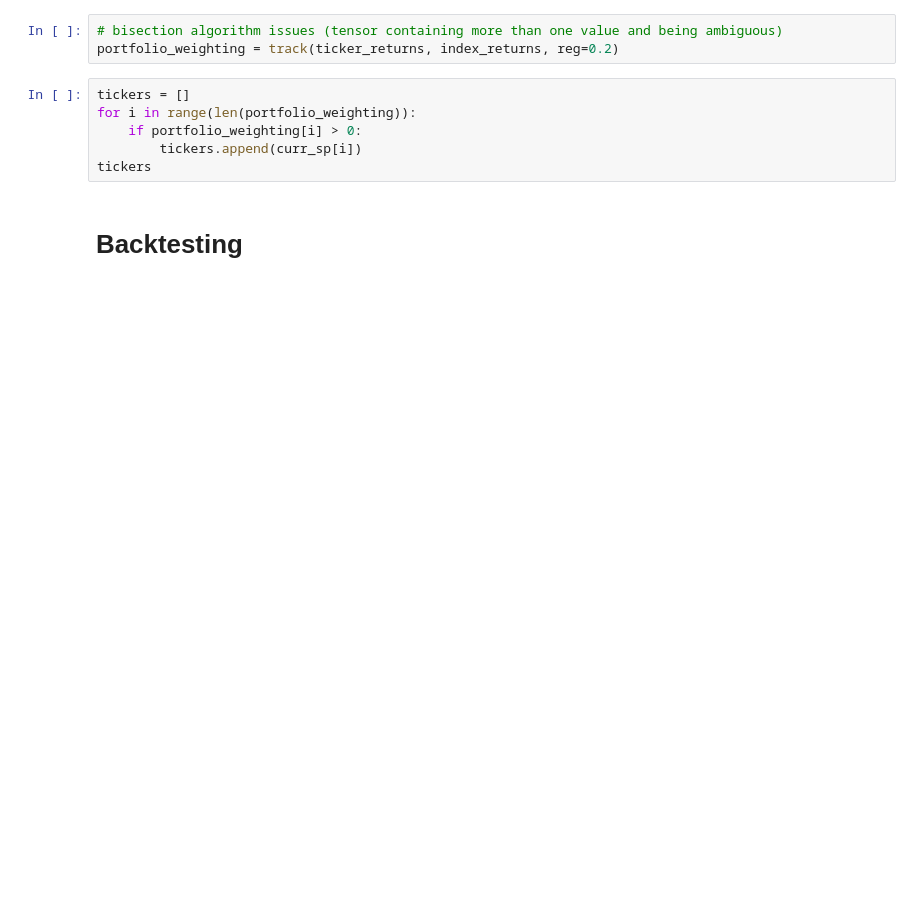
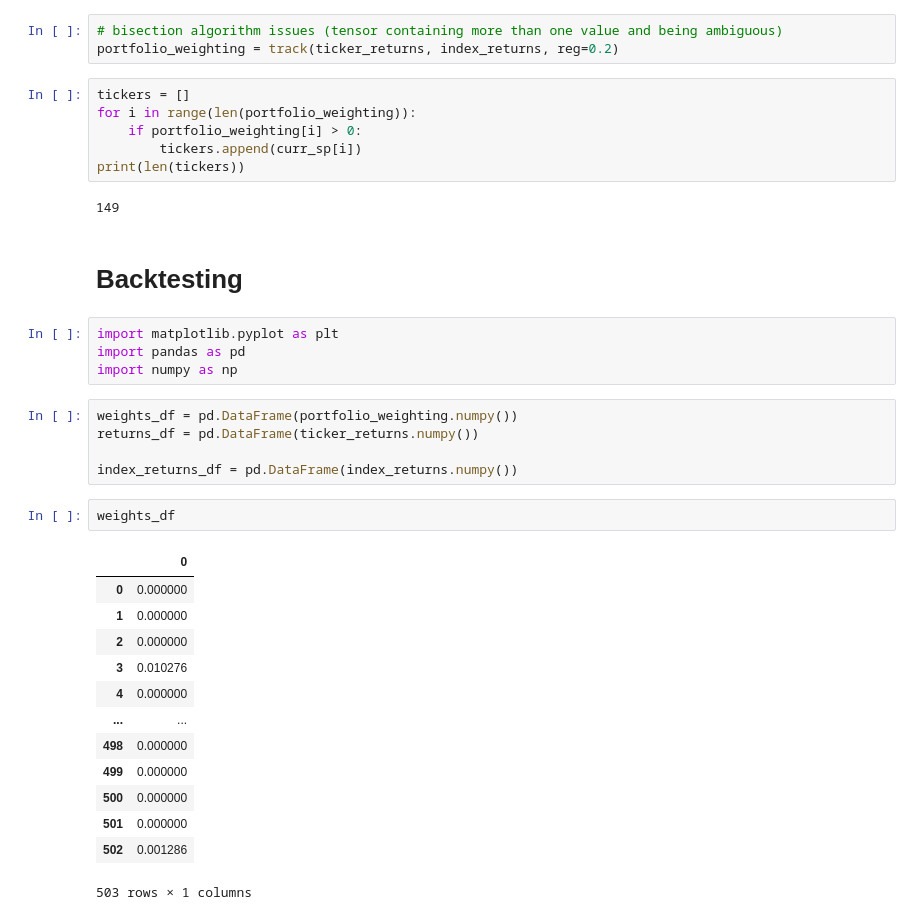
Before and after one commit to henrytang-dev/sparse-tracking-portfolio, a Jupyter notebook: sparse_index_tracking.ipynb, the cells around one changed output. Drawn from its saved outputs; the diff is of its cells as text; blank space fills up the shorter version.

```diff
--- a/sparse_index_tracking.ipynb
+++ b/sparse_index_tracking.ipynb
@@ -385,6 +428,33 @@ tickers = []
 for i in range(len(portfolio_weighting)):
     if portfolio_weighting[i] > 0:
         tickers.append(curr_sp[i])
-tickers
+print(len(tickers))
+# %% [output]
+149
 # %% [markdown]
 # Backtesting
+# %%
+import matplotlib.pyplot as plt
+import pandas as pd
+import numpy as np
+# %%
+weights_df = pd.DataFrame(portfolio_weighting.numpy())
+returns_df = pd.DataFrame(ticker_returns.numpy())
+
+index_returns_df = pd.DataFrame(index_returns.numpy())
+# %%
+weights_df
+# %% [output]
+|  | 0 |
+| 0 | 0.000000 |
+| 1 | 0.000000 |
+| 2 | 0.000000 |
+| 3 | 0.010276 |
+| 4 | 0.000000 |
+| ... | ... |
+| 498 | 0.000000 |
+| 499 | 0.000000 |
+| 500 | 0.000000 |
+| 501 | 0.000000 |
+| 502 | 0.001286 |
+503 rows × 1 columns
```
Also changed, not shown: parts of 12 cells of this notebook.
